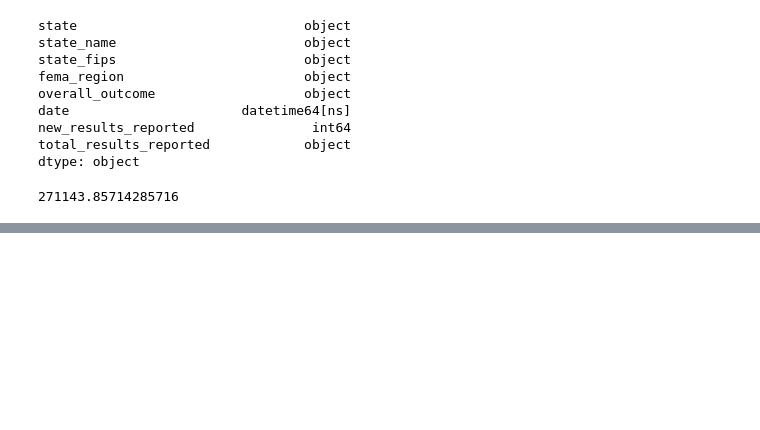
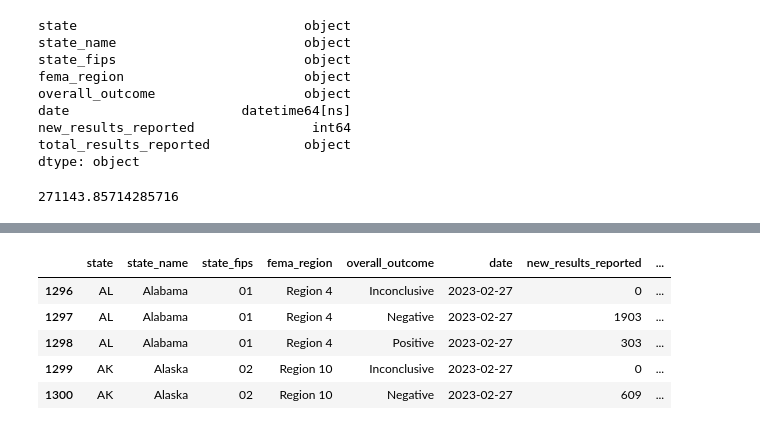
Before and after one commit to bromeostasis/delaware, a Jupyter notebook: Untitled.ipynb, the cells around one changed output, grey strips where cells are left out. Drawn from its saved outputs; the diff is of its cells as text; code cells hidden in the pictures; blank space fills up the shorter version.

```diff
--- a/Untitled.ipynb
+++ b/Untitled.ipynb
@@ -152,0 +151,22 @@ d
+# %%
+thirty = now - datetime.timedelta(days=30)
+
+datestr = f'{thirty.year}-{thirty.month}-{thirty.day}'
+
+# results = client.get("j8mb-icvb", where=f'date >= "{datestr}"', limit=7000)
+
+df = pd.DataFrame.from_records(results)
+
+df['date'] = pd.to_datetime(df['date'])
+df['new_results_reported'] = pd.to_numeric(df['new_results_reported'])
+
+df = df[df.date > datestr]
+
+df.head()
+# %% [output]
+|  | state | state_name | state_fips | fema_region | overall_outcome | date | new_results_reported | ... |
+| 1296 | AL | Alabama | 01 | Region 4 | Inconclusive | 2023-02-27 | 0 | ... |
+| 1297 | AL | Alabama | 01 | Region 4 | Negative | 2023-02-27 | 1903 | ... |
+| 1298 | AL | Alabama | 01 | Region 4 | Positive | 2023-02-27 | 303 | ... |
+| 1299 | AK | Alaska | 02 | Region 10 | Inconclusive | 2023-02-27 | 0 | ... |
+| 1300 | AK | Alaska | 02 | Region 10 | Negative | 2023-02-27 | 609 | ... |
```
Also changed, not shown: parts of 3 cells of this notebook, 1 other file.
